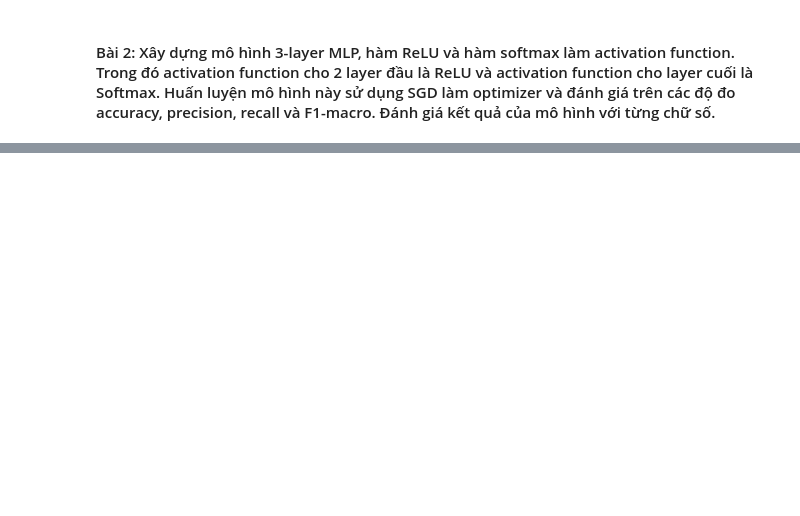
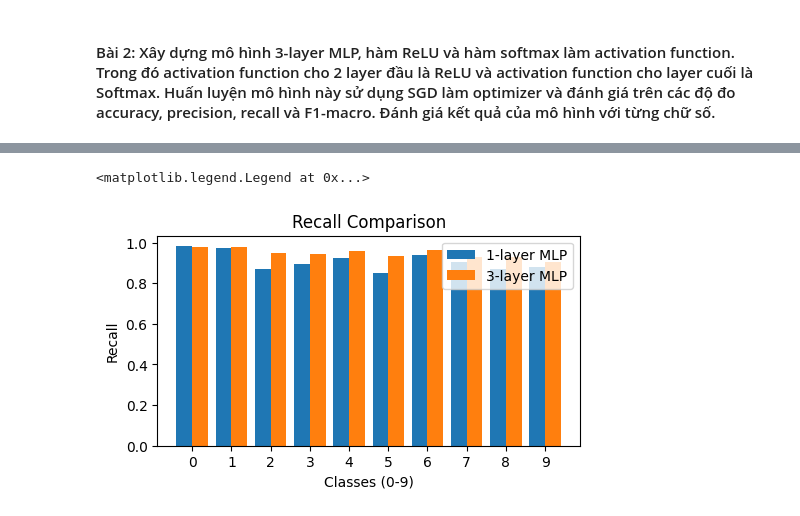
Before and after one commit to hoangharu2002/DS201---Deep-Learning-trong-Khoa-h-c-d--li-u, a Jupyter notebook: Bài TH1/sample.ipynb, the cells around one changed output, grey strips where cells are left out. Saved outputs shown, nothing was run; the diff lists cells and outputs as text; code cells hidden in the pictures; blank space fills up the shorter version.

```diff
--- a/Bài TH1/sample.ipynb
+++ b/Bài TH1/sample.ipynb
@@ -167,0 +188,15 @@ Class 9: Precision: 0.9503, Recall: 0.9277, F1-score: 0.9388
+# %%
+# Biểu đồ cho Recall
+plt.figure(figsize=(12, 6))
+
+plt.subplot(2, 2, 3)
+plt.bar(x - 0.2, recall1, width=0.4, label='1-layer MLP')
+plt.bar(x + 0.2, recall3, width=0.4, label='3-layer MLP')
+plt.xticks(x, labels)
+plt.title('Recall Comparison')
+plt.xlabel('Classes (0-9)')
+plt.ylabel('Recall')
+plt.legend()
+# %% [output]
+<matplotlib.legend.Legend at 0x...>
+[figure, added]
```
Also changed, not shown: parts of 9 cells of this notebook, 3 other files.
